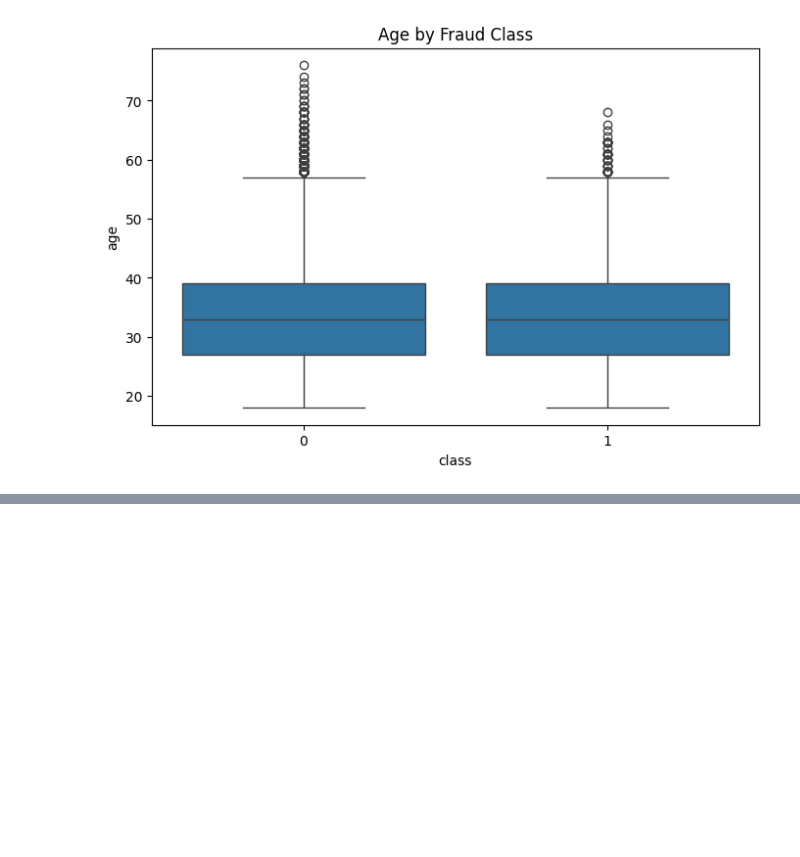
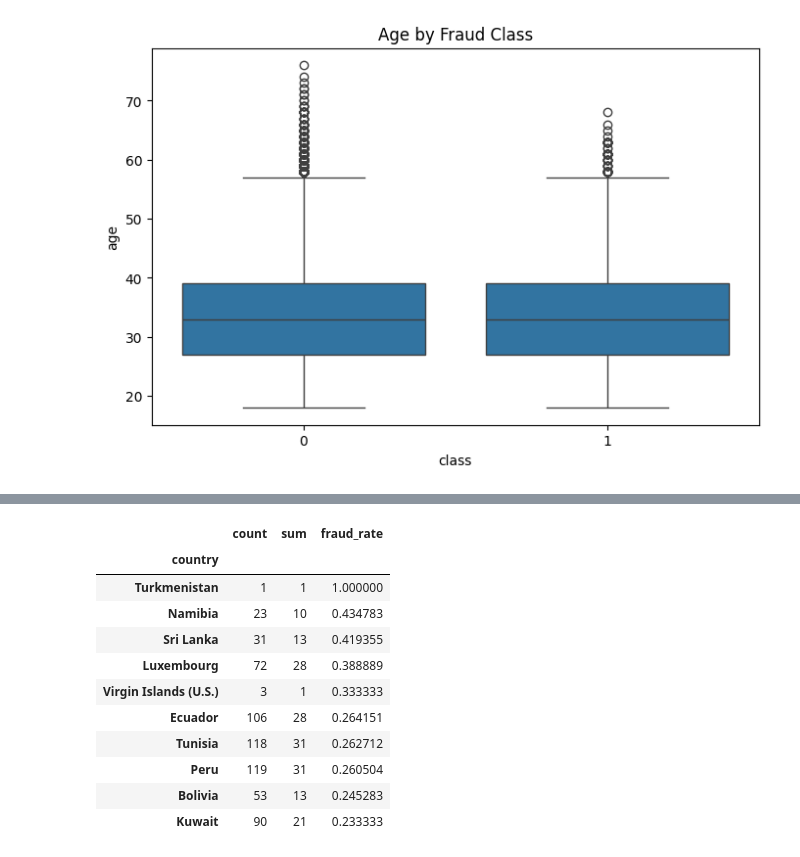
Before and after one commit to Maria-Biruk/fraud-detection, a Jupyter notebook: notebooks/eda-fraud-data.ipynb, the cells around one changed output, grey strips where cells are left out. Cells and saved outputs as stored; diff of their text form; code cells hidden in the pictures; blank space fills up the shorter version.

```diff
--- a/notebooks/eda-fraud-data.ipynb
+++ b/notebooks/eda-fraud-data.ipynb
@@ -520,0 +555,2 @@ plt.show()
+# %%
+fraud_df = fraud_df.sort_values('ip_address')
@@ -520,0 +621,16 @@ plt.show()
+# %%
+country_fraud['fraud_rate'] = country_fraud['sum'] / country_fraud['count']
+country_fraud.sort_values('fraud_rate', ascending=False).head(10)
+# %% [output]
+|  | count | sum | fraud_rate |
+| country |  |  |  |
+| Turkmenistan | 1 | 1 | 1.000000 |
+| Namibia | 23 | 10 | 0.434783 |
+| Sri Lanka | 31 | 13 | 0.419355 |
+| Luxembourg | 72 | 28 | 0.388889 |
+| Virgin Islands (U.S.) | 3 | 1 | 0.333333 |
+| Ecuador | 106 | 28 | 0.264151 |
+| Tunisia | 118 | 31 | 0.262712 |
+| Peru | 119 | 31 | 0.260504 |
+| Bolivia | 53 | 13 | 0.245283 |
+| Kuwait | 90 | 21 | 0.233333 |
```
Also changed, not shown: parts of 35 cells of this notebook.
